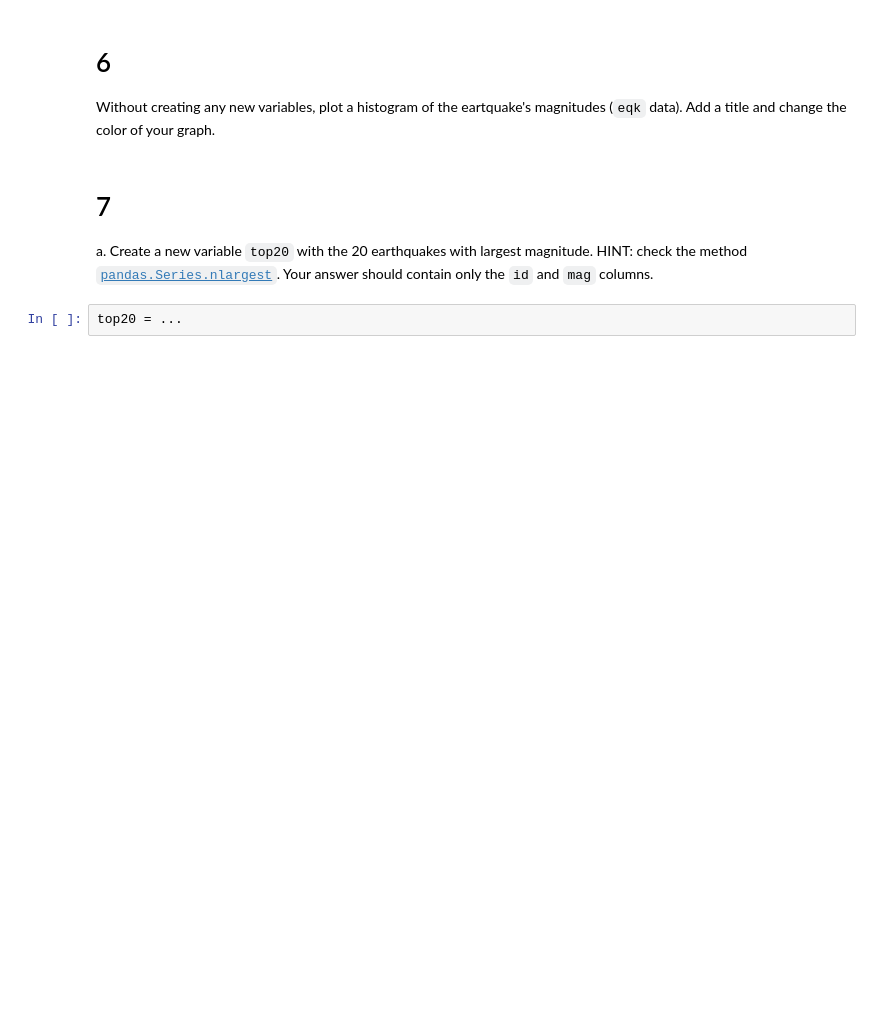
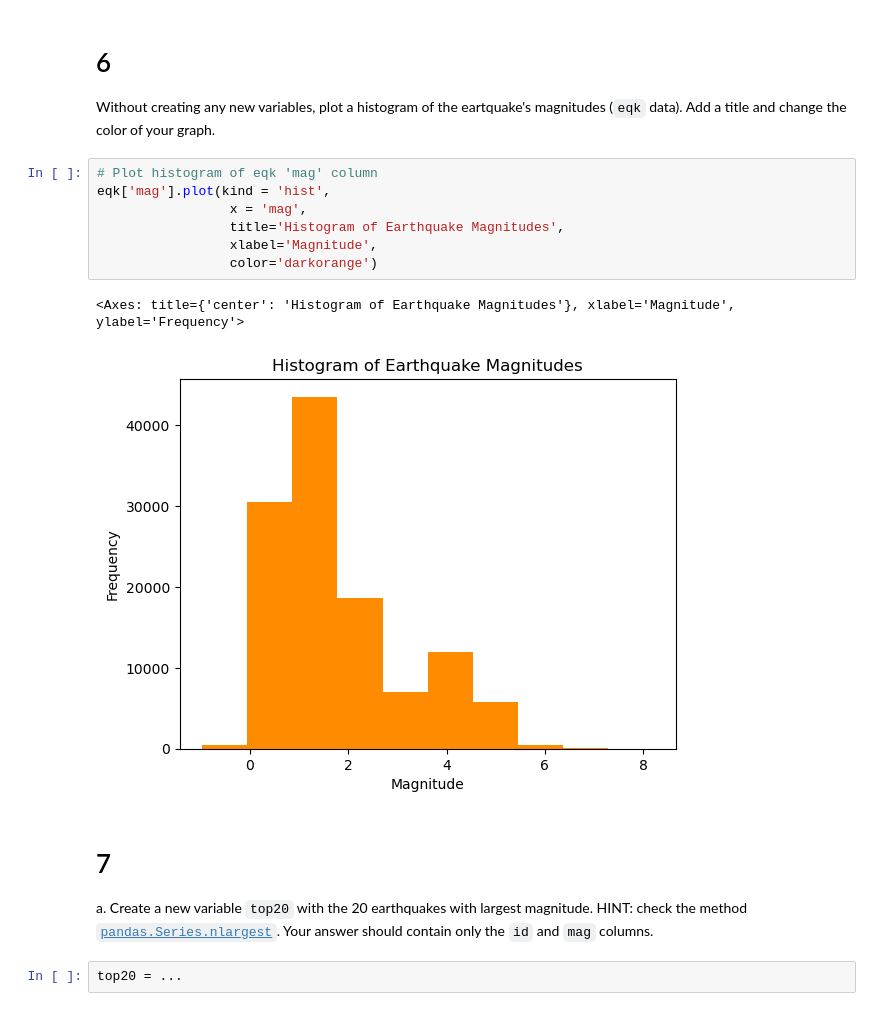
Before and after one commit to ssoriano22/eds220-hwk1, a Jupyter notebook: task3/hwk1-task3-earthquakes.ipynb, the cells around one changed output. Cells and saved outputs as stored; diff of their text form; blank space fills up the shorter version.

```diff
--- a/task3/hwk1-task3-earthquakes.ipynb
+++ b/task3/hwk1-task3-earthquakes.ipynb
@@ -176,6 +179,16 @@ grader.check("q5")
 
 # 6
 Without creating any new variables, plot a histogram of the eartquake's magnitudes (`eqk` data). Add a title and change the color of your graph.
+# %%
+# Plot histogram of eqk 'mag' column
+eqk['mag'].plot(kind = 'hist',
+                 x = 'mag',
+                 title='Histogram of Earthquake Magnitudes',
+                 xlabel='Magnitude',
+                 color='darkorange')
+# %% [output]
+<Axes: title={'center': 'Histogram of Earthquake Magnitudes'}, xlabel='Magnitude', ylabel='Frequency'>
+[figure, added]
 # %% [markdown]
 <!-- END QUESTION -->
 
```
Also changed, not shown: parts of 3 cells of this notebook.
